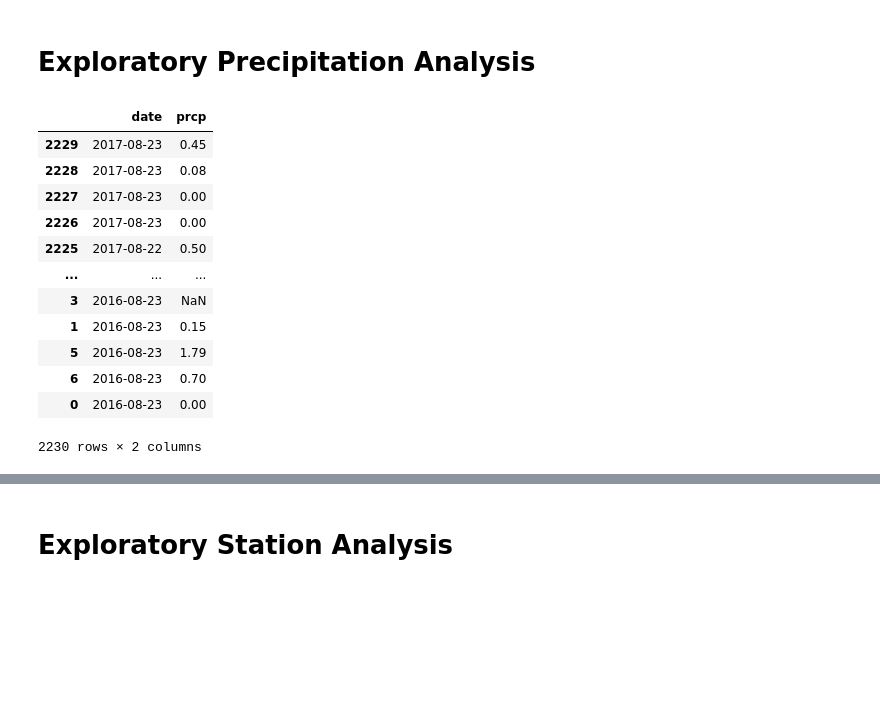
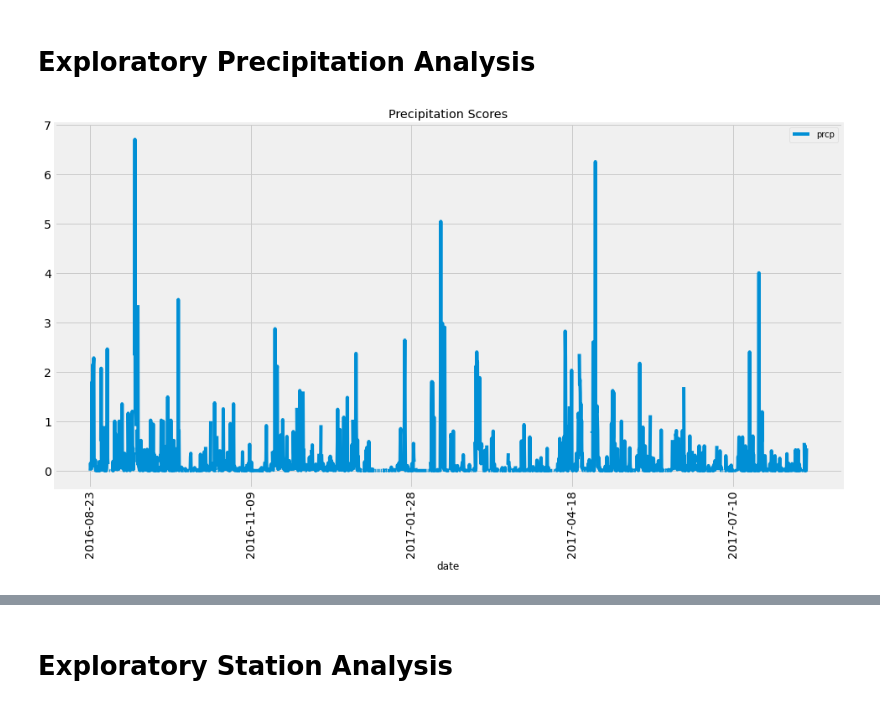
Before and after one commit to crogar/sqlalchemy-challenge, a Jupyter notebook: climate_starter.ipynb, the cells around one changed output, grey strips where cells are left out. Drawn from its saved outputs; the diff is of its cells as text; code cells hidden in the pictures; blank space fills up the shorter version.

Commit message:
Update climate_starter.ipynb
Exploratory Precipitation Analysis

plotted PRCP

```diff
--- a/climate_starter.ipynb
+++ b/climate_starter.ipynb
@@ -47,37 +47,25 @@ most_recent_date = session.query(Measurements.date).order_by(Measurements.date.d
 # %%
 # Design a query to retrieve the last 12 months of precipitation data and plot the results.
 # Starting from the most recent data point in the database.
 dt = pendulum.parse(most_recent_date)  # creating a DataTime object type using pendulum module
 
 # Calculate the date one year from the last date in data set.
 previous_year = dt.subtract(years=1).to_date_string()
 
 # Perform a query to retrieve the data and precipitation scores
 results = session.query(Measurements.date, Measurements.prcp).filter(Measurements.date >= previous_year).\
     order_by(Measurements.date).statement
 
-results
 # Save the query results as a Pandas DataFrame and set the index to the date column
 df = pd.read_sql_query(results, session.bind)
+df.set_index("date", inplace=True)
 
 # Sort the dataframe by date
-df.sort_values(by='date', ascending=False, inplace= True)
+df.sort_values(by='date', ascending=True, inplace= True)
 
-df
 # Use Pandas Plotting with Matplotlib to plot the data
+ax = df.plot(rot=90, title="Precipitation Scores", figsize=(15,8), fontsize=14);
 # %% [output]
-|  | date | prcp |
-| 2229 | 2017-08-23 | 0.45 |
-| 2228 | 2017-08-23 | 0.08 |
-| 2227 | 2017-08-23 | 0.00 |
-| 2226 | 2017-08-23 | 0.00 |
-| 2225 | 2017-08-22 | 0.50 |
-| ... | ... | ... |
-| 3 | 2016-08-23 | NaN |
-| 1 | 2016-08-23 | 0.15 |
-| 5 | 2016-08-23 | 1.79 |
-| 6 | 2016-08-23 | 0.70 |
-| 0 | 2016-08-23 | 0.00 |
-2230 rows × 2 columns
+[figure, added]
 # %%
 # Use Pandas to calcualte the summary statistics for the precipitation data
```
Also changed, not shown: parts of 2 cells of this notebook.
